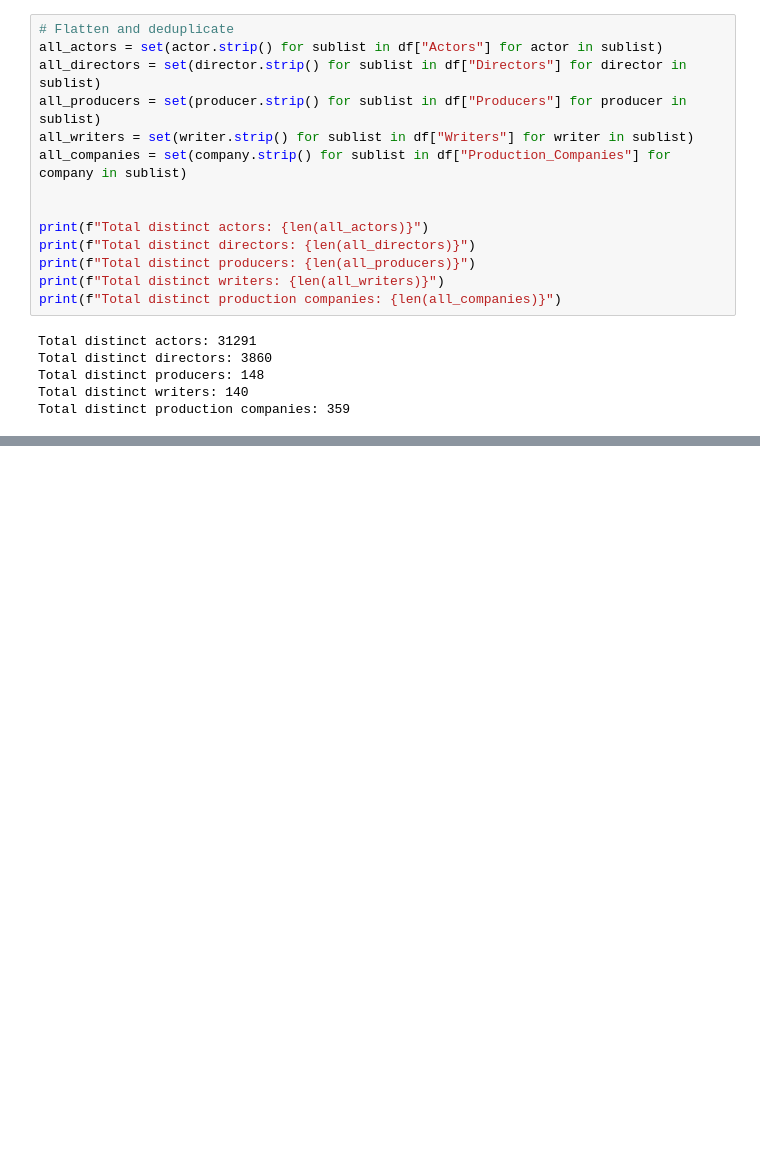
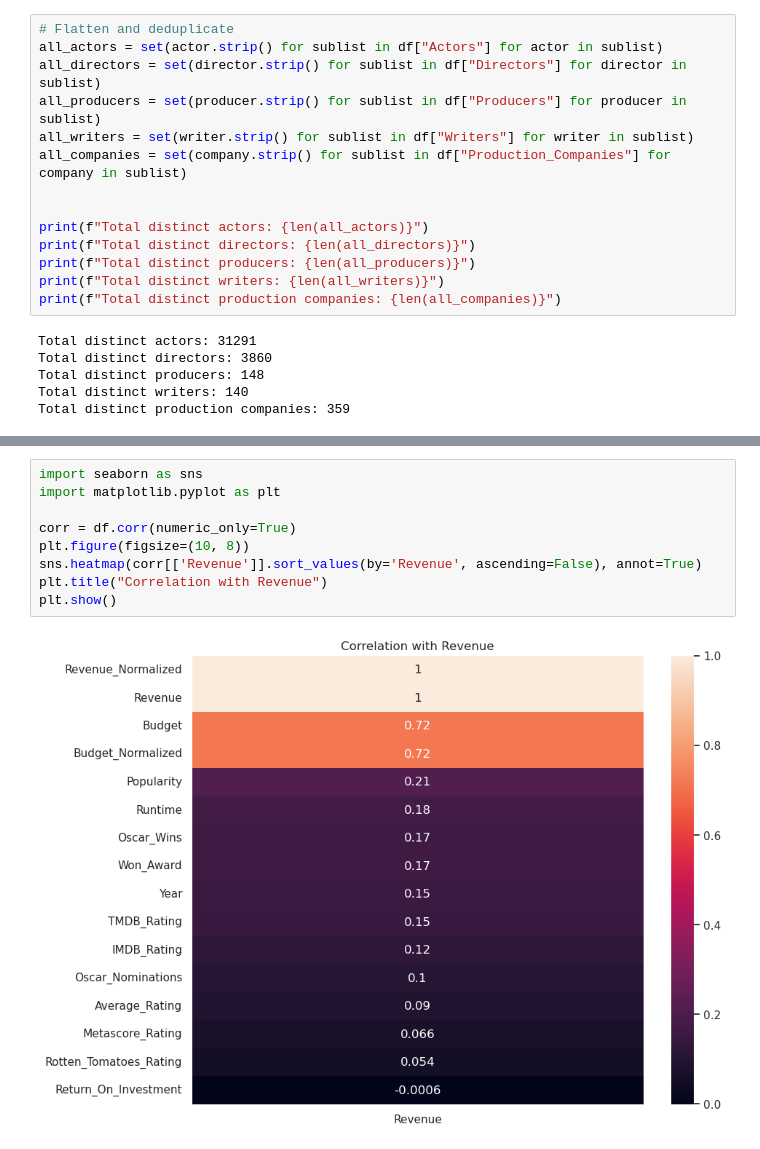
Before and after one commit to gentrylamb/dsan6400-final-project, a Jupyter notebook: code/eda.ipynb, the cells around one changed output, grey strips where cells are left out. Cells and saved outputs as stored; diff of their text form; blank space fills up the shorter version.

```diff
--- a/code/eda.ipynb
+++ b/code/eda.ipynb
@@ -112,0 +123,11 @@ plt.show()
+# %%
+import seaborn as sns
+import matplotlib.pyplot as plt
+
+corr = df.corr(numeric_only=True)
+plt.figure(figsize=(10, 8))
+sns.heatmap(corr[['Revenue']].sort_values(by='Revenue', ascending=False), annot=True)
+plt.title("Correlation with Revenue")
+plt.show()
+# %% [output]
+[figure, added]
```
Also changed, not shown: parts of 8 cells of this notebook, 3 other files.
